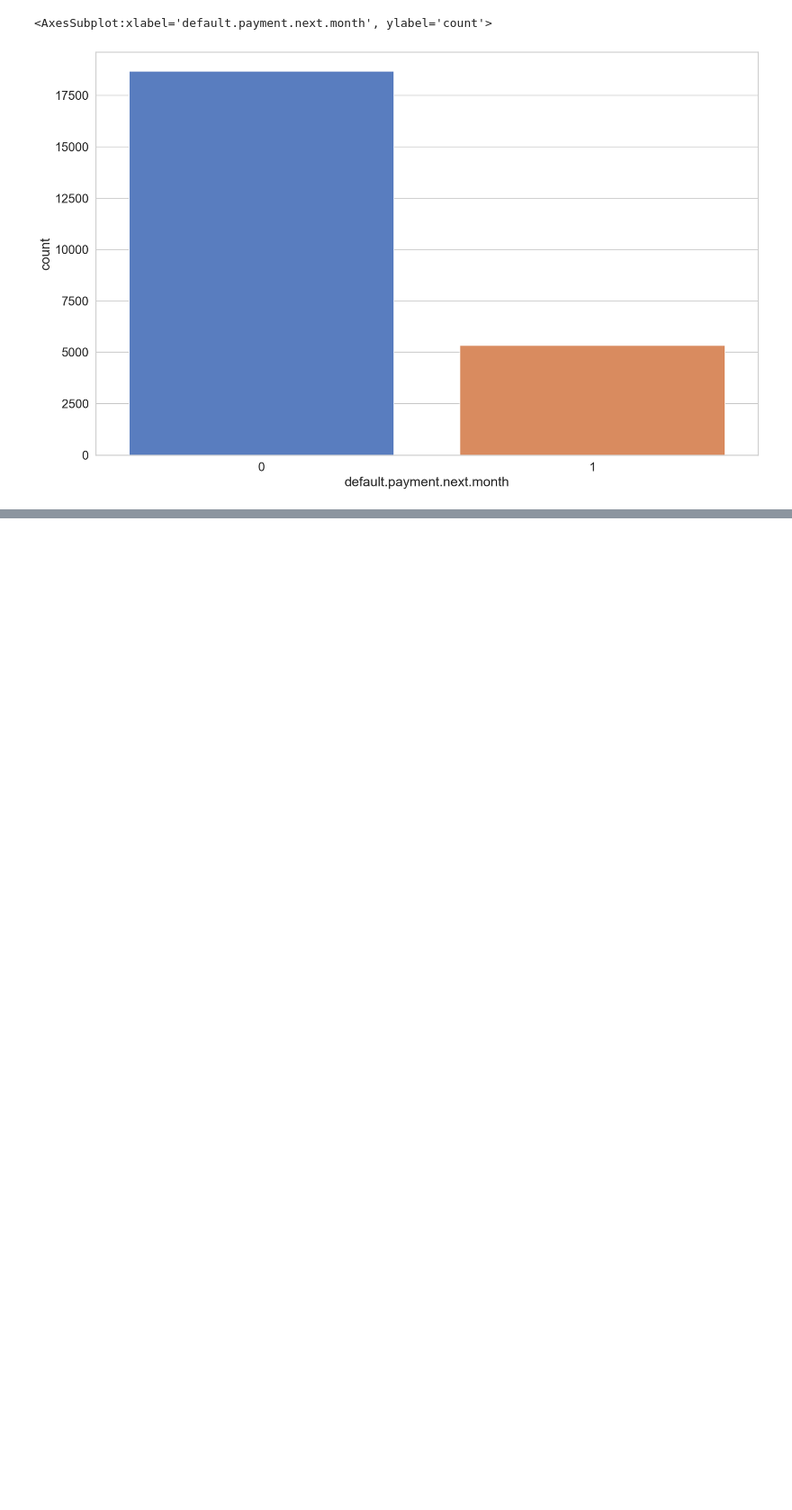
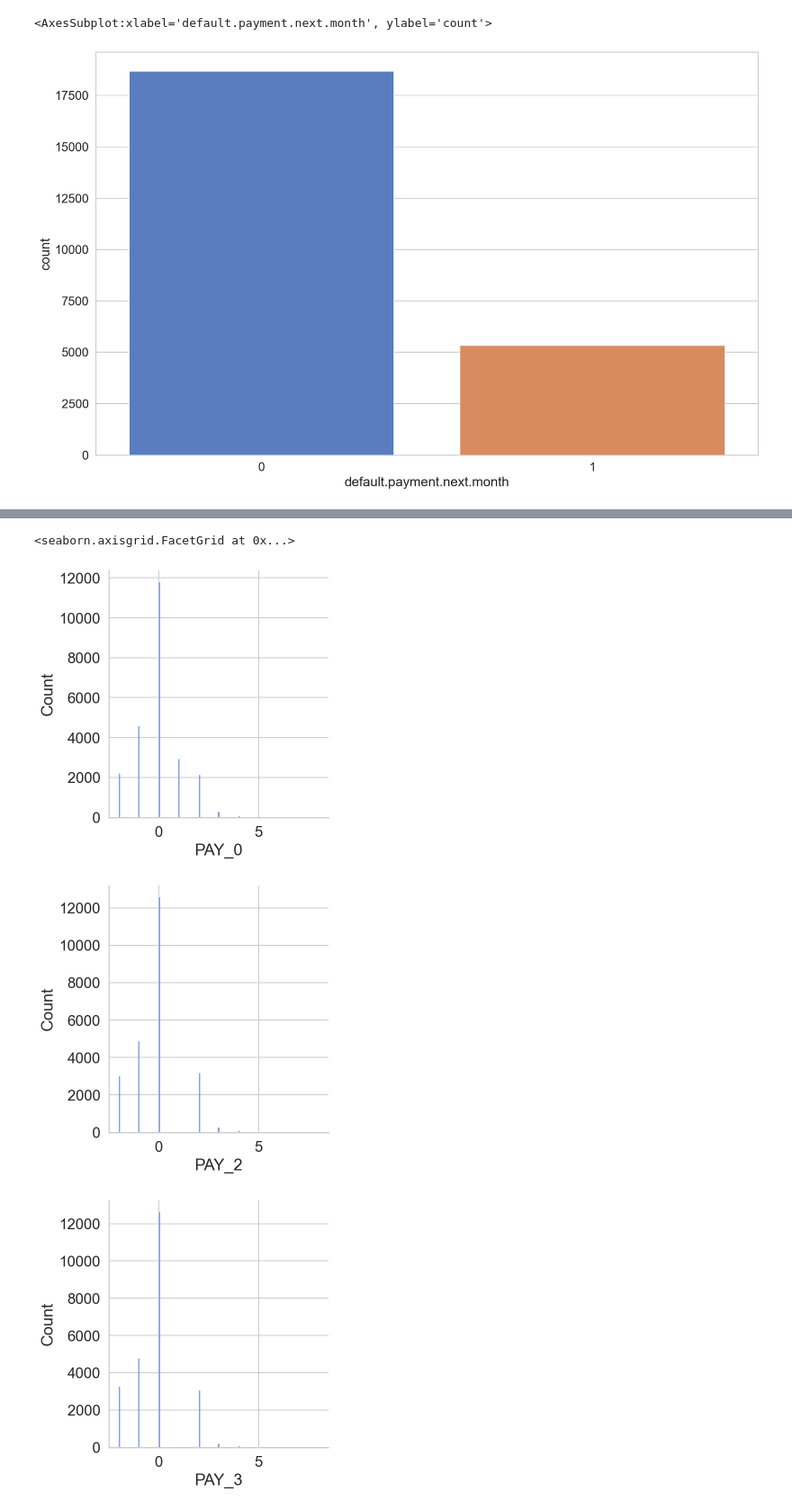
Before and after one commit to mirkolantieri/default_payments, a Jupyter notebook: Mirko_Lantieri_858278_payments.ipynb, the cells around one changed output, grey strips where cells are left out. Shown at 90% size. Saved outputs shown, nothing was run; the diff lists cells and outputs as text; code cells hidden in the pictures; blank space fills up the shorter version.

```diff
--- a/Mirko_Lantieri_858278_payments.ipynb
+++ b/Mirko_Lantieri_858278_payments.ipynb
@@ -73,0 +79,12 @@ sns.displot(X_train.SEX)
+# %%
+sns.displot(X_train.PAY_0)
+sns.displot(X_train.PAY_2)
+sns.displot(X_train.PAY_3)
+sns.displot(X_train.PAY_4)
+sns.displot(X_train.PAY_5)
+sns.displot(X_train.PAY_6)
+# %% [output]
+<seaborn.axisgrid.FacetGrid at 0x...>
+[figure, added]
+[figure, added]
+[figure, added]
```
Also changed, not shown: parts of 28 cells of this notebook.
